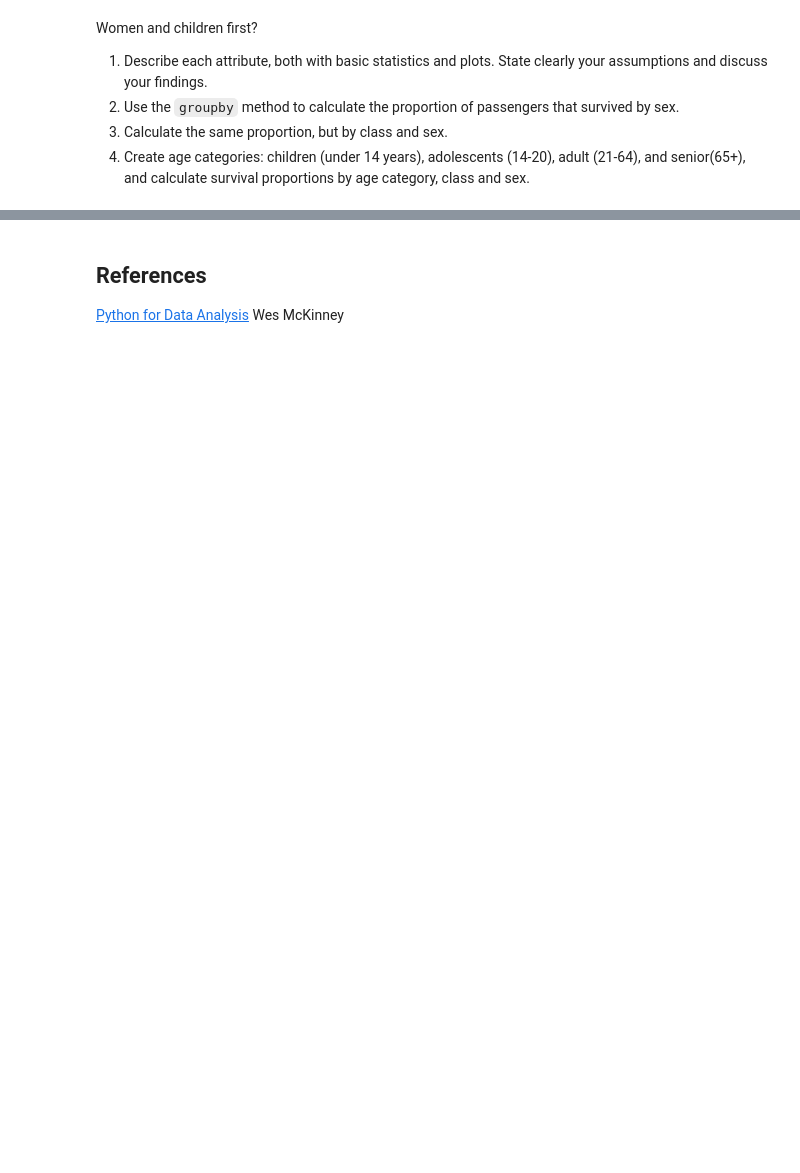
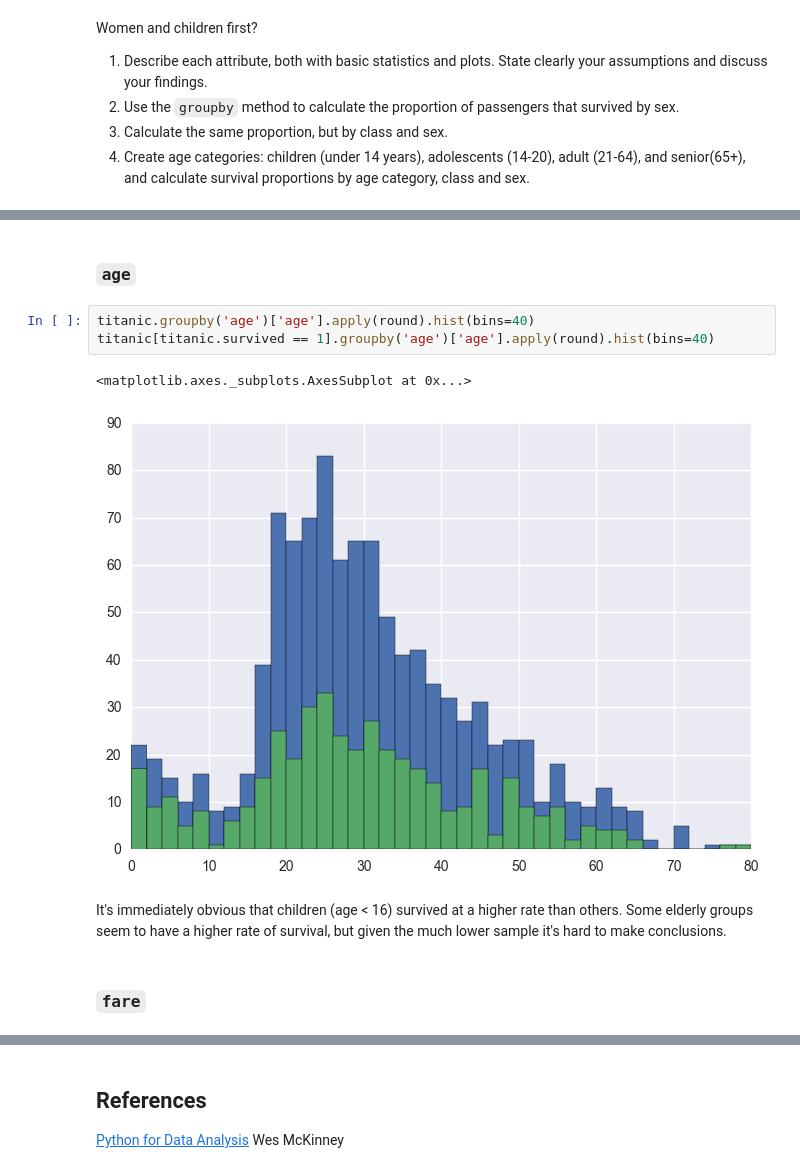
Before and after one commit to SolalPirelli/ADA2016, a Jupyter notebook: 01 - Pandas and Data Wrangling/Data Wrangling with Pandas.ipynb, the cells around one changed output, grey strips where cells are left out. Cells and saved outputs as stored; diff of their text form; blank space fills up the shorter version.

```diff
--- a/01 - Pandas and Data Wrangling/Data Wrangling with Pandas.ipynb
+++ b/01 - Pandas and Data Wrangling/Data Wrangling with Pandas.ipynb
@@ -965,0 +1711,12 @@ Women and children first?
+# %% [markdown]
+### `age`
+# %%
+titanic.groupby('age')['age'].apply(round).hist(bins=40)
+titanic[titanic.survived == 1].groupby('age')['age'].apply(round).hist(bins=40)
+# %% [output]
+<matplotlib.axes._subplots.AxesSubplot at 0x...>
+[figure, added]
+# %% [markdown]
+It's immediately obvious that children (age < 16) survived at a higher rate than others. Some elderly groups seem to have a higher rate of survival, but given the much lower sample it's hard to make conclusions.
+# %% [markdown]
+### `fare`
```
Also changed, not shown: parts of 85 cells of this notebook.
